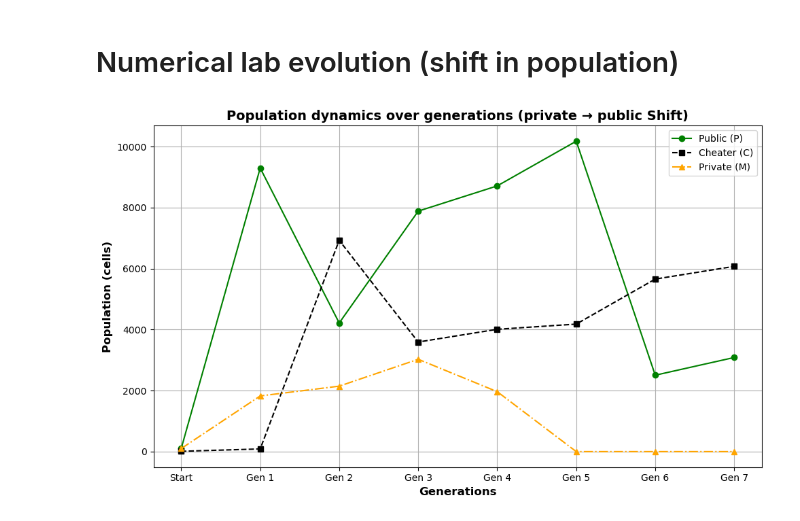
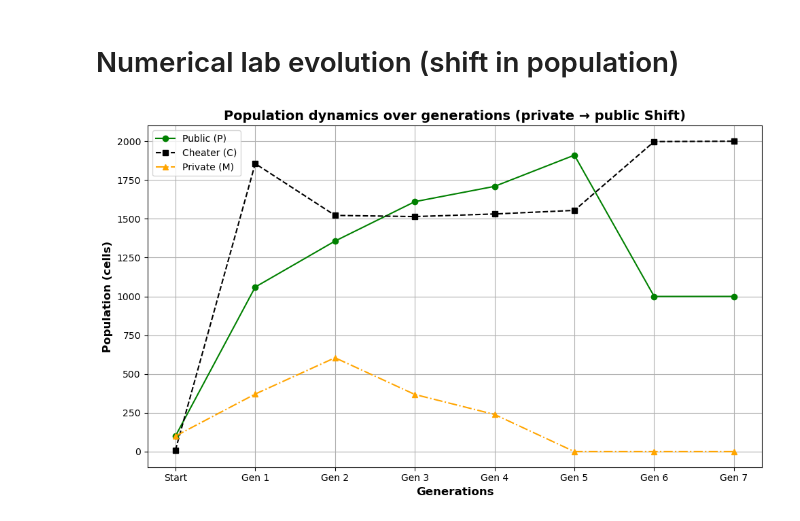
Before and after one commit to Computational-Biology-Aachen/FightClub, a Jupyter notebook: Analysis/main.ipynb, the cells around one changed output. Saved outputs shown, nothing was run; the diff lists cells and outputs as text; code cells hidden in the pictures.

```diff
--- a/main.ipynb
+++ b/Analysis/main.ipynb
@@ -501,82 +493,82 @@ from src.model import deriv  # Import model function
 from src.parameters import parameters  # Import parameters dictionary
 
 # **Time settings**
-T = 4  # Total simulation time for each generation
+T = 40  # Total simulation time for each generation
 dt = 0.1
 time = np.linspace(0, T, int(T/dt))
 
 # **Initial conditions** (before Generation 1 starts)
-C_init, D_init, P_init = 100, 10, 100  # Initial population values
+P_init, C_init, M_init = 100, 10, 100  # Initial population values
 generations = ["Start", "Gen 1", "Gen 2", "Gen 3", "Gen 4", "Gen 5", "Gen 6","Gen 7"]
 
 # **Store population values for plotting**
-public_pop = [C_init]   # Store initial Public (C) population
-cheater_pop = [D_init]  # Store initial Cheater (D) population
-private_pop = [P_init]  # Store initial Private (P) population
-total_pop = [C_init + D_init + P_init]  # Track total population
+public_pop = [P_init]   # Store initial Public (C) population
+cheater_pop = [C_init]  # Store initial Cheater (D) population
+private_pop = [M_init]  # Store initial Private (P) population
+total_pop = [P_init + C_init + M_init]  # Track total population
 
 # **Define transition rates for each generation (Private → Public shift)**
 shift_ratios = [0.3, 0.5, 0.7, 0.8, 1, 0, 0]  # Shift percentages
 
 # **Run simulation for each generation**
-y0 = [C_init, D_init, P_init]  # Initial population
+y0 = [P_init, C_init, M_init]  # Initial population
 for shift in shift_ratios:
     # **Run simulation for the current generation**
     sol = odeint(deriv, y0, time, args=(
         parameters["nu"],
         parameters["beta"],
         parameters["alpha"],
-        parameters["r_c"],
         parameters["r_p"],
+        parameters["r_m"],
         parameters["gamma"],
         parameters["eta"],
     ))
 
     # **Extract final population values at the end of the generation**
-    final_C, final_D, final_P = sol[-1]
+    final_P, final_C, final_M = sol[-1]
 
     # **Modify population for next generation shift**
-    new_C = final_C + (final_P * shift)  # Public receives shifted Private
-    new_P = final_P * (1 - shift)  # Private decreases
-    new_D = final_D  # Cheater remains unchanged
+    new_P = final_P + (final_M * shift)  # Public receives shifted Private
+    new_M = final_M * (1 - shift)  # Private decreases
+    new_C = final_C  # Cheater remains unchanged
 
     # **Store values for plotting**
-    public_pop.append(new_C)
-    private_pop.append(new_P)
-    cheater_pop.append(new_D)
-    total_pop.append(new_C + new_D + new_P)  # Compute total population
+    public_pop.append(new_P)
+    private_pop.append(new_M)
+    cheater_pop.append(new_C)
+    total_pop.append(new_P + new_C + new_M)  # Compute total population
 
     # **Update initial conditions for next generation**
-    y0 = [new_C, new_D, new_P]
+    y0 = [new_P, new_C, new_M]
 
 # **Plot Results**
 plt.figure(figsize=(10, 6))
 
 # **Ensure lists have the same length**
 if len(generations) == len(public_pop):
-    # **Plot Public (C) shift**
+    # **Plot Public  shift**
     plt.plot(generations, public_pop, marker="o", linestyle="-", color="green", label="Public (P)")
 
-    # **Plot Cheater (D) population**
+    # **Plot Cheater population**
     plt.plot(generations, cheater_pop, marker="s", linestyle="--", color="black", label="Cheater (C)")
 
-    # **Plot Private (P) population**
+    # **Plot Private population**
     plt.plot(generations, private_pop, marker="^", linestyle="-.", color="orange", label="Private (M)")
 
     # **Formatting**
     plt.xlabel("Generations", fontsize=12, fontweight="bold")
     plt.ylabel("Population (cells)", fontsize=12, fontweight="bold")
     plt.title("Population dynamics over generations (private → public Shift)", fontsize=14, fontweight="bold")
     plt.legend(fontsize=10)
     plt.grid(True)
     plt.tight_layout()
 
     # **Save & show the figure**
     plt.savefig("output/figures/private_to_public_shift.png", dpi=300)
     plt.show()
 else:
     print(f"Mismatch: Generations ({len(generations)}) vs Population Data ({len(public_pop)})")
 # %% [output]
-[figure, old version]
+[figure, new version]
 # %%
 # **Time settings**
```
Also changed, not shown: parts of 4 cells of this notebook, 18 other files.
